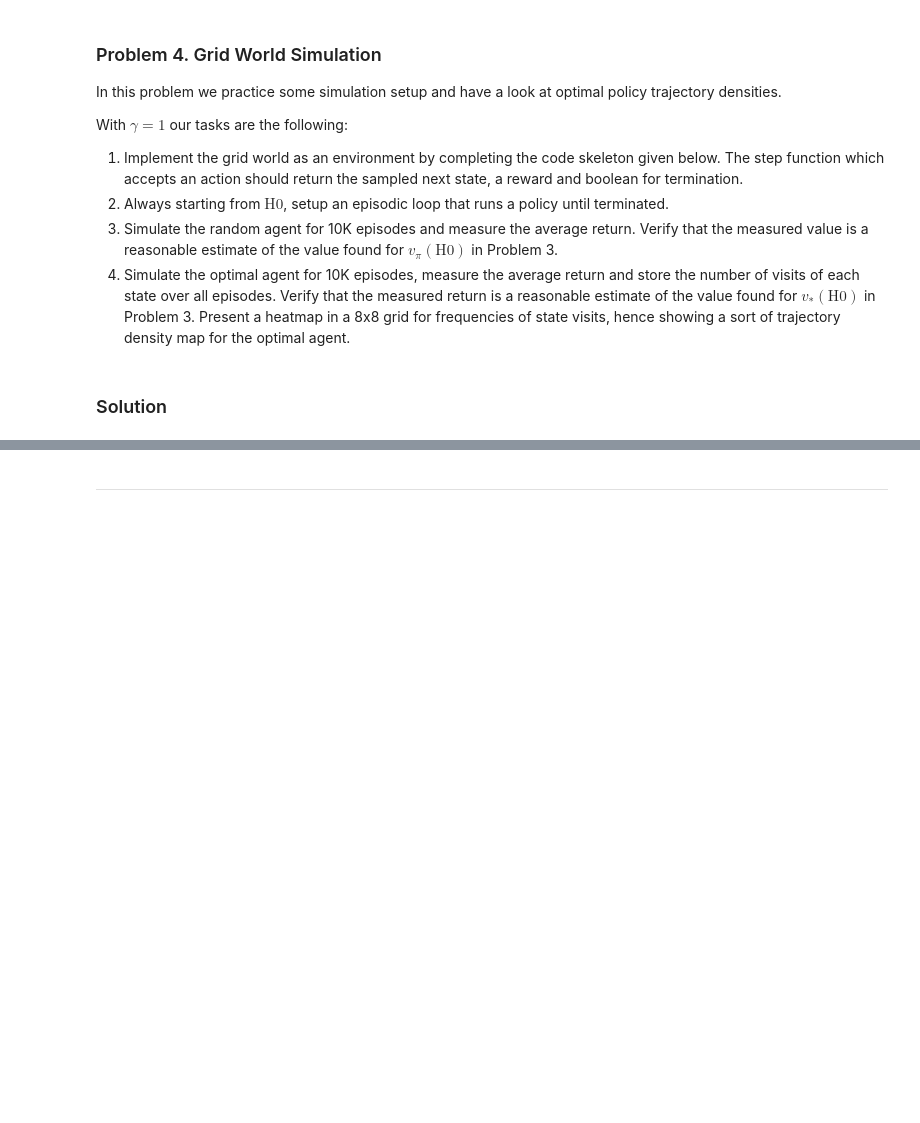
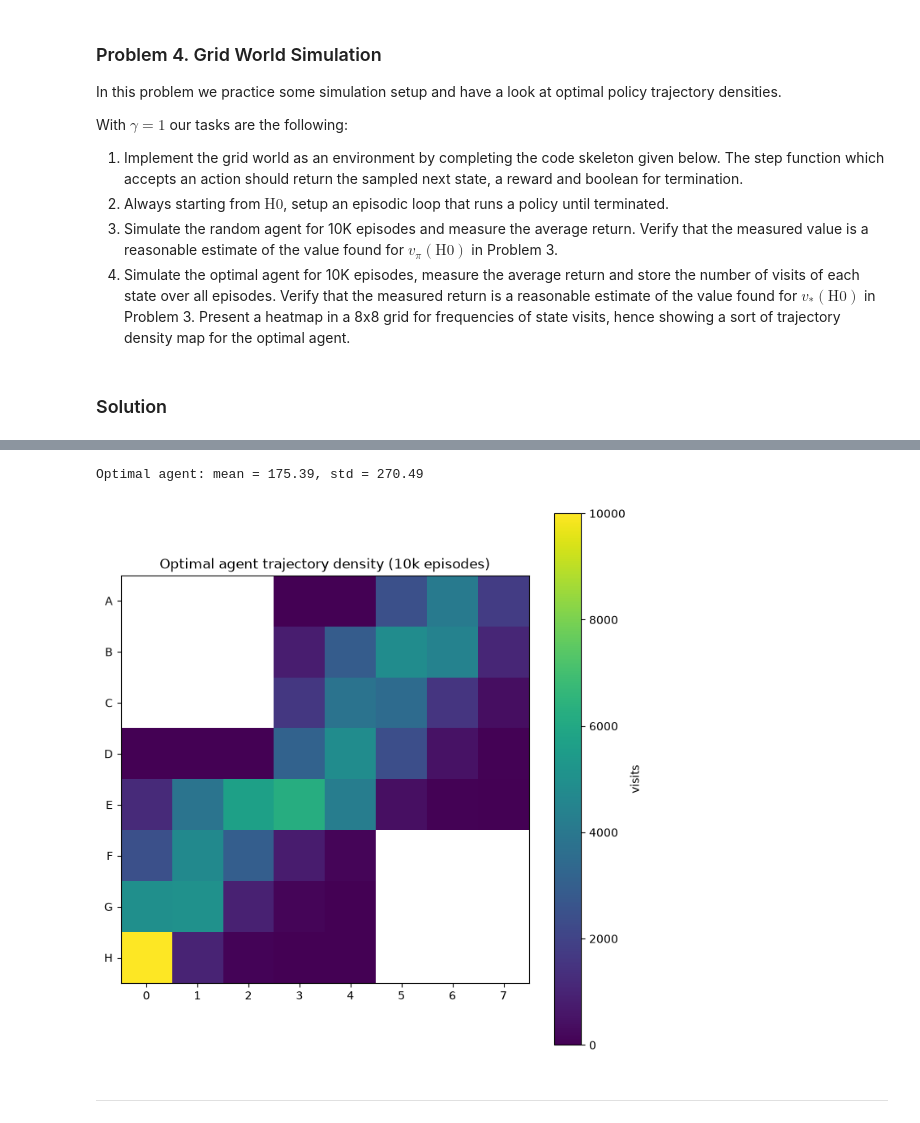
Before and after one commit to kallefrisk/Schoolwork, a Jupyter notebook: Python/ReinforcementLearning/4ma903_lab2.ipynb, the cells around one changed output, grey strips where cells are left out. Drawn from its saved outputs; the diff is of its cells as text; code cells hidden in the pictures; blank space fills up the shorter version.

```diff
--- a/Python/ReinforcementLearning/4ma903_lab2.ipynb
+++ b/Python/ReinforcementLearning/4ma903_lab2.ipynb
@@ -1004,9 +1004,10 @@ WALLS[5:8, 5:8] = True         # F5..H7
 
 TERMINALS = (REWARDS != 0)
 
+# (y, x)
 ACTION_OUTCOMES = {
-    0: [(0.50, (0,  -1)), (0.40, (1,  -1)), (0.10, (1, 0))],  # UP
-    1: [(0.50, (1,  0)), (0.60, (2, 0)), (0.0, (0, 0))],  # RIGHT
+    0: [(0.50, (-1, 0)), (0.40, (-1, 1)), (0.10, (0, 1))],  # UP
+    1: [(0.40, (0, 1)), (0.60, (0, 2)), (0.0, (0, 0))],  # RIGHT
 }
 # %%
 class GridWorld:
@@ -1062,3 +1109,36 @@ class GridWorld:
+# %%
+def optimal_policy(state):
+    y, x = state
+    return int(actions_star[y, x])
+
+
+returns_opt, visits_opt = simulate(optimal_policy, n_episodes=10_000, seed=2)
+print(f"Optimal agent: mean = {returns_opt.mean():.2f}, std = {returns_opt.std():.2f}")
+# %% [output]
+Optimal agent: mean = 175.39, std = 270.49
+# %%
+import matplotlib.pyplot as plt
+
+
+def plot_density(visit_counts, walls, title="Trajectory density"):
+    H, W = visit_counts.shape
+    masked = np.ma.masked_where(walls, visit_counts)
+
+    fig, ax = plt.subplots(figsize=(7, 7))
+    im = ax.imshow(masked, cmap="viridis", origin="upper")
+    ax.set_xticks(np.arange(W))
+    ax.set_yticks(np.arange(H))
+    ax.set_xticklabels(np.arange(W))
+    ax.set_yticklabels(list("ABCDEFGH"))
+    ax.set_title(title)
+    fig.colorbar(im, ax=ax, label="visits")
+    plt.tight_layout()
+    plt.show()
+
+
+plot_density(visits_opt, WALLS, "Optimal agent trajectory density (10k episodes)")
+# %% [output]
+[figure, added]
 # %% [markdown]
 ___
 # %% [markdown]
```
Also changed, not shown: parts of 5 cells of this notebook.
